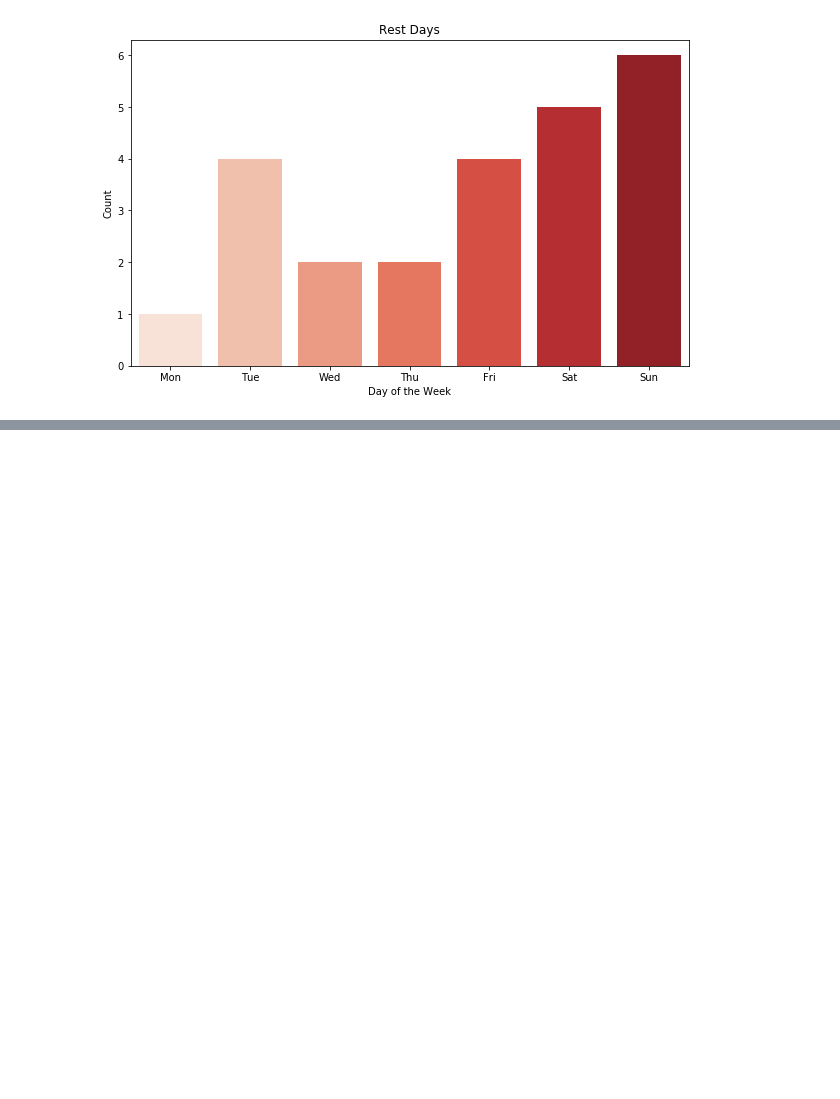
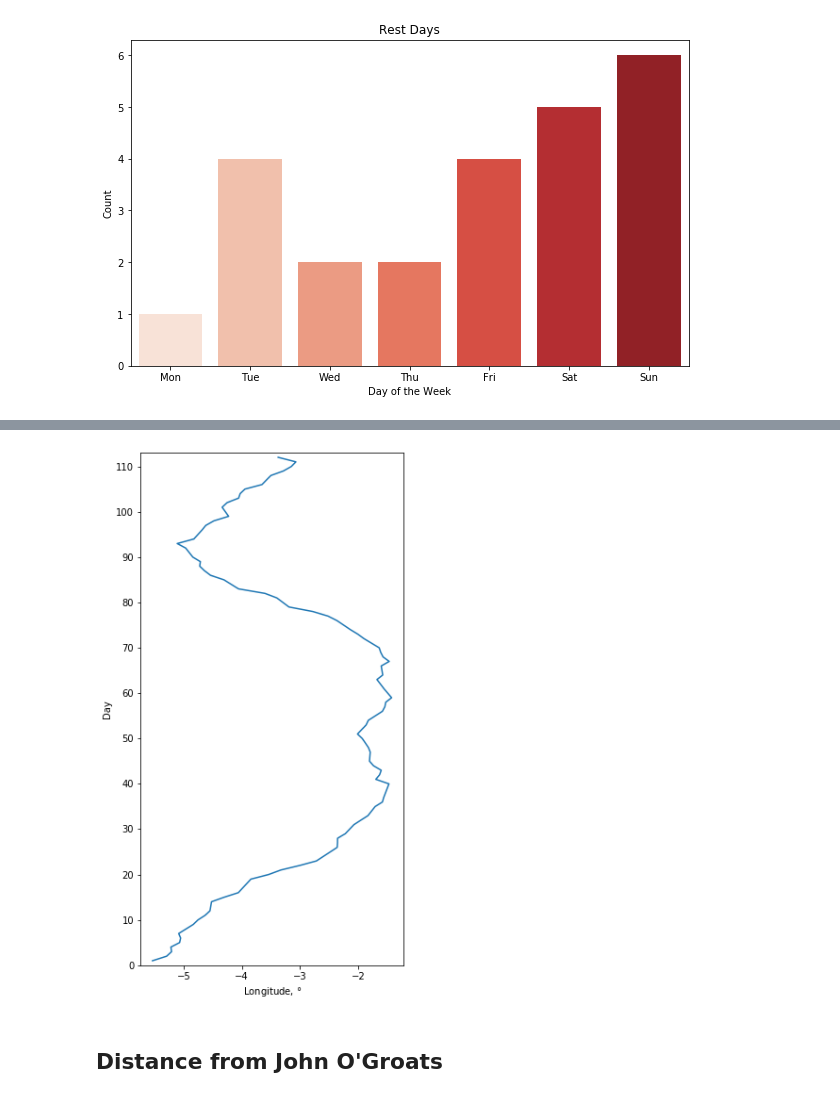
Before and after one commit to EmmaKLofthouse/LEJOG, a Jupyter notebook: lejog.ipynb, the cells around one changed output, grey strips where cells are left out. Cells and saved outputs as stored; diff of their text form; code cells hidden in the pictures; blank space fills up the shorter version.

```diff
--- a/lejog.ipynb
+++ b/lejog.ipynb
@@ -330,0 +394,11 @@ plt.ylabel('Count');
+# %%
+plt.figure(figsize=(5,10))
+plt.plot(walking["Longitude"], walking["Day_number"])
+plt.ylabel("Day")
+plt.xlabel("Longitude, $\degree$")
+plt.yticks(np.arange(0,112,10))
+plt.ylim(0,113);
+# %% [output]
+[figure, added]
+# %% [markdown]
+## Distance from John O'Groats
```
Also changed, not shown: parts of 26 cells of this notebook, 1 other file.
